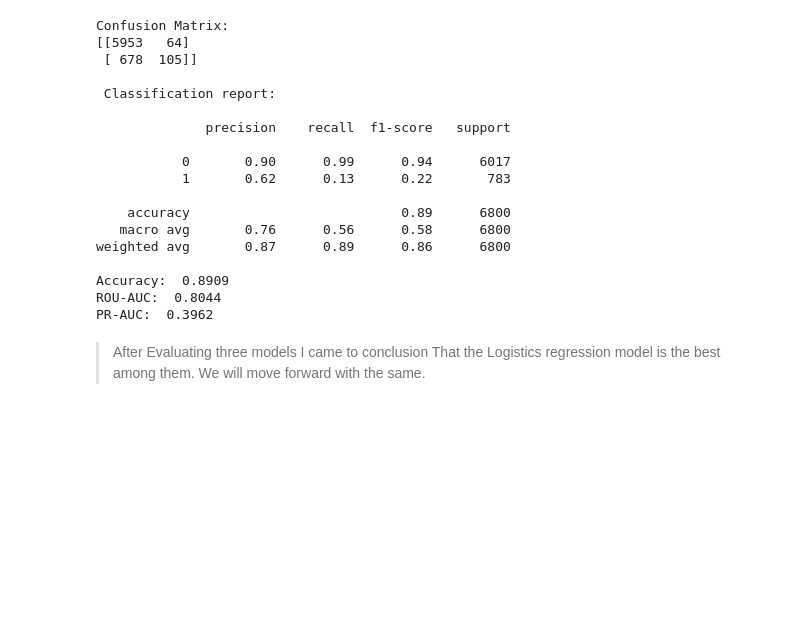
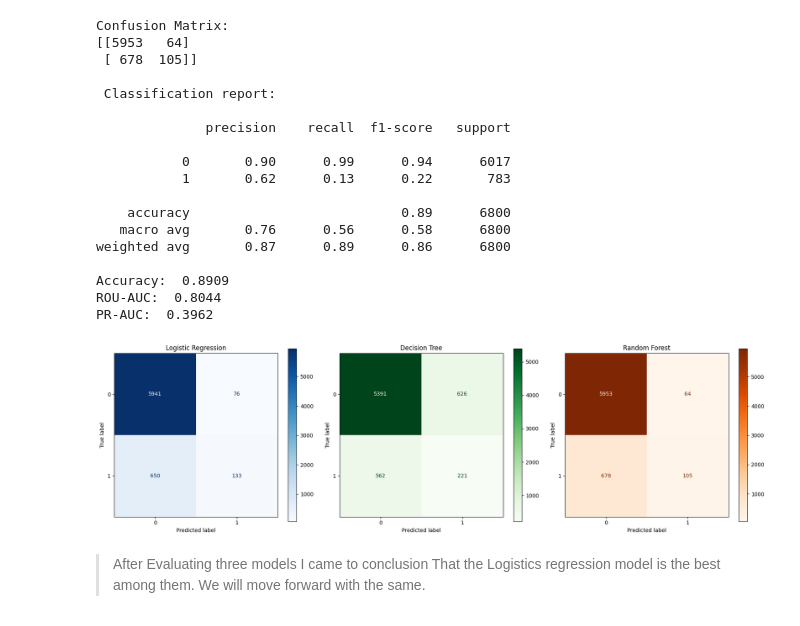
Before and after one commit to mpratham17/customer-churn-ml-predictor, a Jupyter notebook: notebooks/02_preprocessing_modeling.ipynb, the cells around one changed output. Saved outputs shown, nothing was run; the diff lists cells and outputs as text; code cells hidden in the pictures; blank space fills up the shorter version.

Commit message:
additional confusion matrix and path changes

```diff
--- a/notebooks/02_preprocessing_modeling.ipynb
+++ b/notebooks/02_preprocessing_modeling.ipynb
@@ -18,5 +13,5 @@ Mounted at /content/drive
 # %%
-df=pd.read_csv('/content/drive/MyDrive/Customer Churn Telecom-OTT/data/cleaned_customer_churn.csv')
+df=pd.read_csv('\data\cleaned_customer_churn.csv')
 # %% [markdown]
 * Target=churn_next_30d
 # %%
@@ -312,9 +298,9 @@ First 10 churn probabilities:
 from sklearn.metrics import (confusion_matrix, classification_report, accuracy_score)
 
 #confusion matrix
-cm = confusion_matrix(y_test, y_pred_lr)
+cm_lr = confusion_matrix(y_test, y_pred_lr)
 print("Confusion Matrix:")
-print(cm)
+print(cm_lr)
 
 #Classification report
 print("\nClassification Report:")
@@ -382,7 +368,8 @@ First 10 predicted classes:
 # Evaluating
 print("Decision Tree:\n")
 print("Confusion Matrix:")
-print(confusion_matrix(y_test, y_pred_dt))
+cm_dt = confusion_matrix(y_test, y_pred_dt)
+print(cm_dt)
 
 print("\n Classification report:\n")
 print(classification_report(y_test, y_pred_dt, zero_division=0))
@@ -444,7 +431,8 @@ First 10 predicted classes:
 # Evaluating Random Tree Classifier
 
 print("Confusion Matrix:")
-print(confusion_matrix(y_test, y_pred_rf))
+cm_rf =confusion_matrix(y_test, y_pred_rf)
+print(cm_rf)
 
 print("\n Classification report:\n")
 print(classification_report(y_test, y_pred_rf, zero_division=0))
@@ -471,6 +459,32 @@ weighted avg       0.87      0.89      0.86      6800
 Accuracy:  0.8909
 ROU-AUC:  0.8044
 PR-AUC:  0.3962
+# %%
+# ALL confusion Matrix
+from sklearn.metrics import ConfusionMatrixDisplay
+import matplotlib.pyplot as plt
+
+fig, ax = plt.subplots(1, 3, figsize=(18, 5))
+
+# 1. Logistic Regression Confusion Matrix
+disp_lr = ConfusionMatrixDisplay(confusion_matrix=cm_lr, display_labels=[0, 1])
+disp_lr.plot(ax=ax[0], cmap='Blues', values_format='d')
+ax[0].set_title("Logistic Regression")
+
+# 2. Decision Tree Confusion Matrix
+disp_dt = ConfusionMatrixDisplay(confusion_matrix=cm_dt, display_labels=[0, 1])
+disp_dt.plot(ax=ax[1], cmap='Greens', values_format='d')
+ax[1].set_title("Decision Tree")
+
+# 3. Random Forest Confusion Matrix
+disp_rf = ConfusionMatrixDisplay(confusion_matrix=cm_rf, display_labels=[0, 1])
+disp_rf.plot(ax=ax[2], cmap='Oranges', values_format='d')
+ax[2].set_title("Random Forest")
+
+plt.tight_layout()
+plt.show()
+# %% [output]
+[figure, added]
 # %% [markdown]
 
 
```
Also changed, not shown: parts of 4 cells of this notebook, 2 other files.
